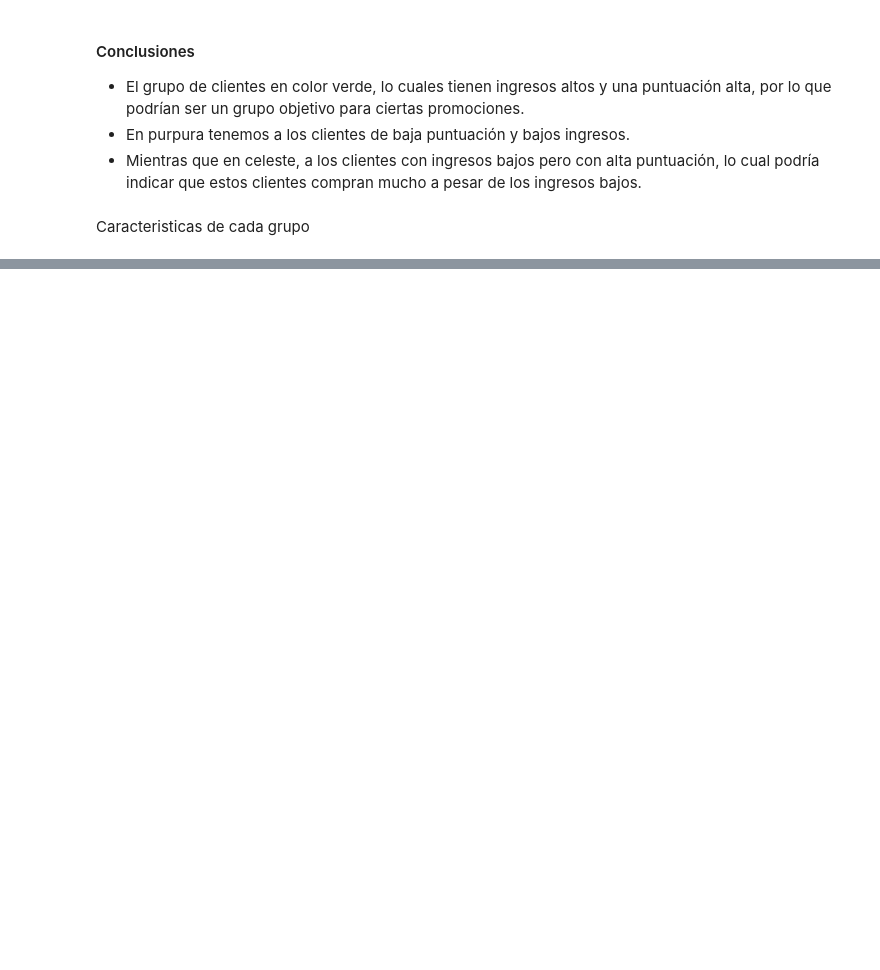
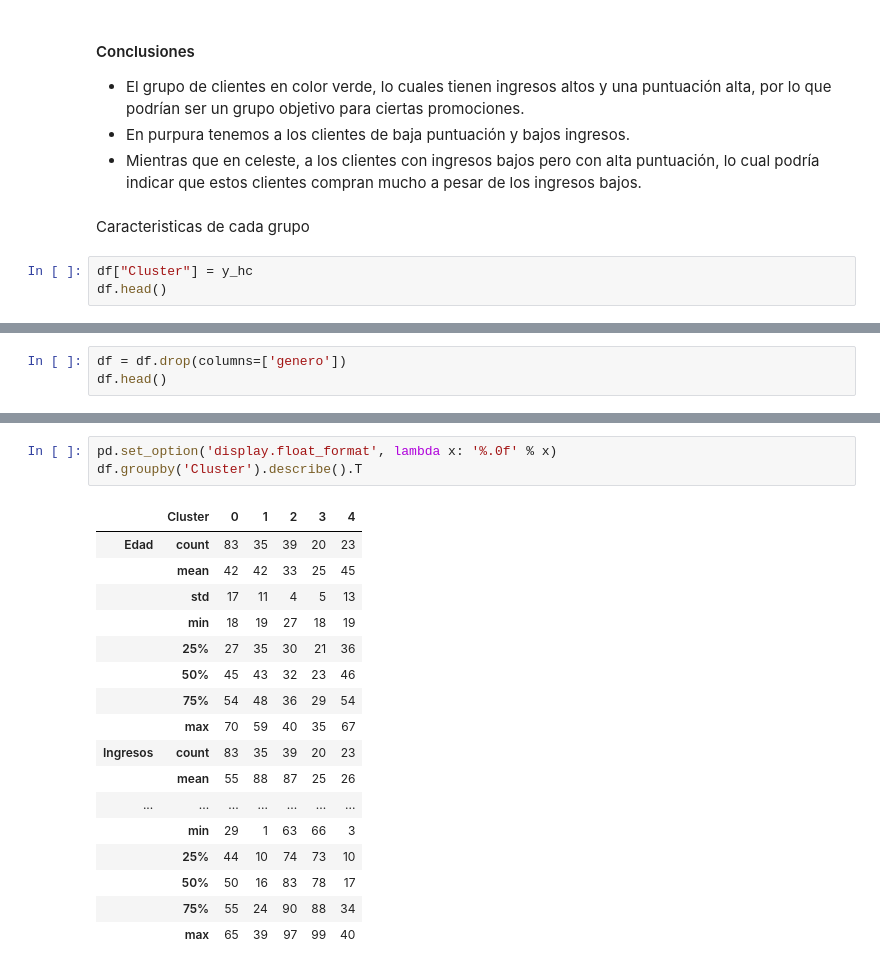
Before and after one commit to d4vhost/MachineLearning, a Jupyter notebook: CLUSTER/Clustering Jerárquico - estu.ipynb, the cells around one changed output, grey strips where cells are left out. Saved outputs shown, nothing was run; the diff lists cells and outputs as text; blank space fills up the shorter version.

```diff
--- a/CLUSTER/Clustering Jerárquico - estu.ipynb
+++ b/CLUSTER/Clustering Jerárquico - estu.ipynb
@@ -75,3 +162,6 @@ Para poder observar gráficamente la asignación de los 200 clientes a 5 grupos
 - Mientras que en celeste, a los clientes con ingresos bajos pero con alta puntuación, lo cual podría indicar que estos clientes compran mucho a pesar de los ingresos bajos.
 # %% [markdown]
 Caracteristicas de cada grupo
+# %%
+df["Cluster"] = y_hc
+df.head()
@@ -77,0 +175,3 @@ Caracteristicas de cada grupo
+# %%
+df = df.drop(columns=['genero'])
+df.head()
@@ -77,0 +185,21 @@ Caracteristicas de cada grupo
+# %%
+pd.set_option('display.float_format', lambda x: '%.0f' % x)
+df.groupby('Cluster').describe().T
+# %% [output]
+|  | Cluster | 0 | 1 | 2 | 3 | 4 |
+| Edad | count | 83 | 35 | 39 | 20 | 23 |
+|  | mean | 42 | 42 | 33 | 25 | 45 |
+|  | std | 17 | 11 | 4 | 5 | 13 |
+|  | min | 18 | 19 | 27 | 18 | 19 |
+|  | 25% | 27 | 35 | 30 | 21 | 36 |
+|  | 50% | 45 | 43 | 32 | 23 | 46 |
+|  | 75% | 54 | 48 | 36 | 29 | 54 |
+|  | max | 70 | 59 | 40 | 35 | 67 |
+| Ingresos | count | 83 | 35 | 39 | 20 | 23 |
+|  | mean | 55 | 88 | 87 | 25 | 26 |
+| ... | ... | ... | ... | ... | ... | ... |
+|  | min | 29 | 1 | 63 | 66 | 3 |
+|  | 25% | 44 | 10 | 74 | 73 | 10 |
+|  | 50% | 50 | 16 | 83 | 78 | 17 |
+|  | 75% | 55 | 24 | 90 | 88 | 34 |
+|  | max | 65 | 39 | 97 | 99 | 40 |
```
Also changed, not shown: parts of 13 cells of this notebook, 1 other file.
